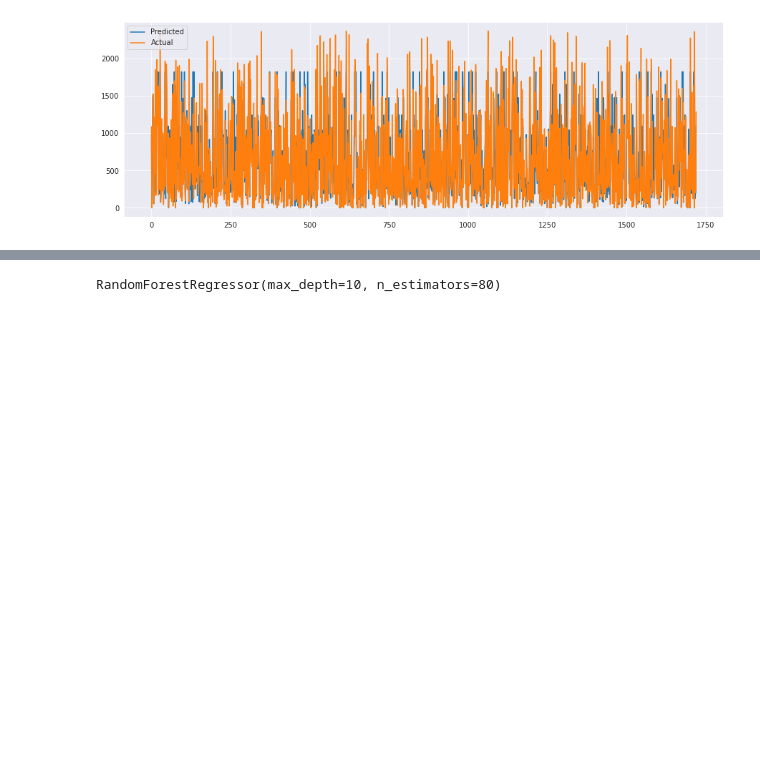
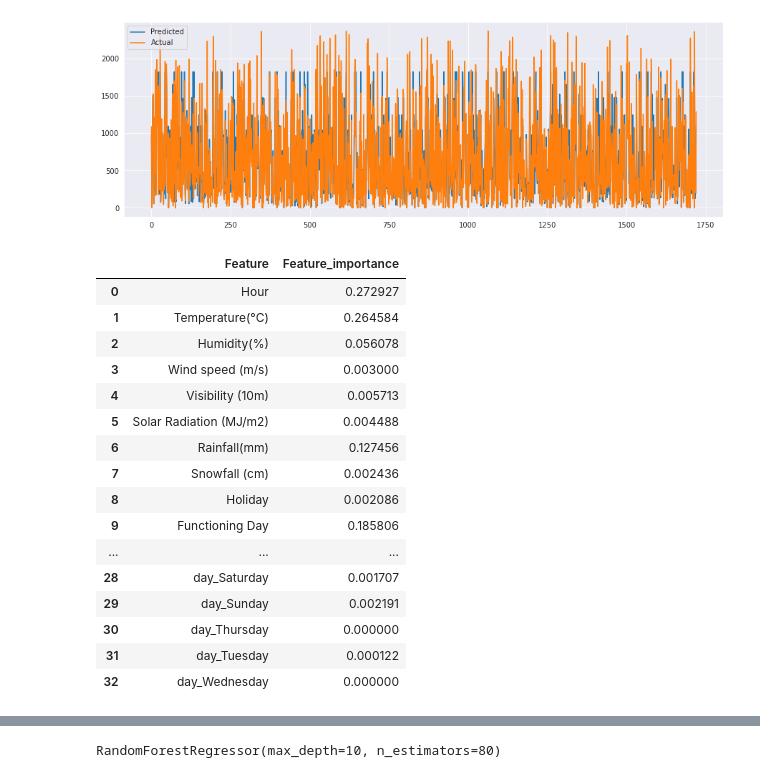
Before and after one commit to aloksingh43/Bike_sharing_demand_prediction, a Jupyter notebook: Bike_sharing_demand_prediction.ipynb, the cells around one changed output, grey strips where cells are left out. Cells and saved outputs as stored; diff of their text form; code cells hidden in the pictures; blank space fills up the shorter version.

```diff
--- a/Bike_sharing_demand_prediction.ipynb
+++ b/Bike_sharing_demand_prediction.ipynb
@@ -1032,3 +1032,24 @@ plt.legend(["Predicted","Actual"])
 plt.show()
 # %% [output]
 [figure]
+# %%
+impt_feat = pd.DataFrame({'Feature': df.columns[1:], 'Feature_importance': list(dtr_grid.best_estimator_.feature_importances_)})
+impt_feat
+# %% [output]
+|  | Feature | Feature_importance |
+| 0 | Hour | 0.272927 |
+| 1 | Temperature(°C) | 0.264584 |
+| 2 | Humidity(%) | 0.056078 |
+| 3 | Wind speed (m/s) | 0.003000 |
+| 4 | Visibility (10m) | 0.005713 |
+| 5 | Solar Radiation (MJ/m2) | 0.004488 |
+| 6 | Rainfall(mm) | 0.127456 |
+| 7 | Snowfall (cm) | 0.002436 |
+| 8 | Holiday | 0.002086 |
+| 9 | Functioning Day | 0.185806 |
+| ... | ... | ... |
+| 28 | day_Saturday | 0.001707 |
+| 29 | day_Sunday | 0.002191 |
+| 30 | day_Thursday | 0.000000 |
+| 31 | day_Tuesday | 0.000122 |
+| 32 | day_Wednesday | 0.000000 |
```
Also changed, not shown: parts of 18 cells of this notebook.
